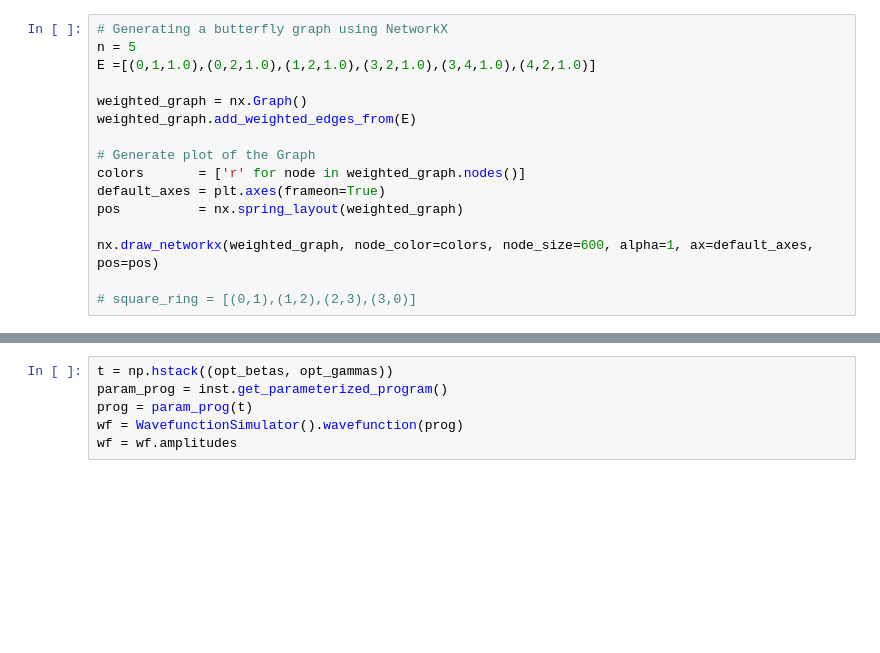
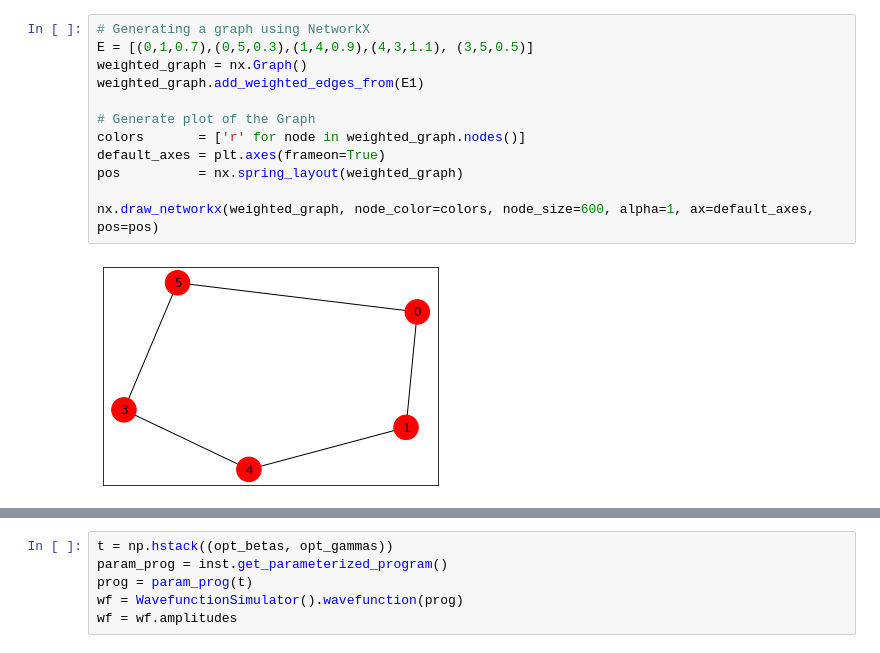
Before and after one commit to usmanmunara/QOSF_QAOA, a Jupyter notebook: qaoa.ipynb, the cells around one changed output, grey strips where cells are left out. Drawn from its saved outputs; the diff is of its cells as text; blank space fills up the shorter version.

```diff
--- a/qaoa.ipynb
+++ b/qaoa.ipynb
@@ -9,17 +8,15 @@ ModuleNotFoundError: No module named 'pyquil'
 # %%
-# Generating a butterfly graph using NetworkX
-n = 5
-E =[(0,1,1.0),(0,2,1.0),(1,2,1.0),(3,2,1.0),(3,4,1.0),(4,2,1.0)]
-
+# Generating a graph using NetworkX
+E = [(0,1,0.7),(0,5,0.3),(1,4,0.9),(4,3,1.1), (3,5,0.5)]
 weighted_graph = nx.Graph()
-weighted_graph.add_weighted_edges_from(E)
+weighted_graph.add_weighted_edges_from(E1)
 
 # Generate plot of the Graph
 colors       = ['r' for node in weighted_graph.nodes()]
 default_axes = plt.axes(frameon=True)
 pos          = nx.spring_layout(weighted_graph)
 
 nx.draw_networkx(weighted_graph, node_color=colors, node_size=600, alpha=1, ax=default_axes, pos=pos)
-
-# square_ring = [(0,1),(1,2),(2,3),(3,0)]
+# %% [output]
+[figure, added]
 # %%
```
Also changed, not shown: parts of 9 cells of this notebook, 1 other file.
